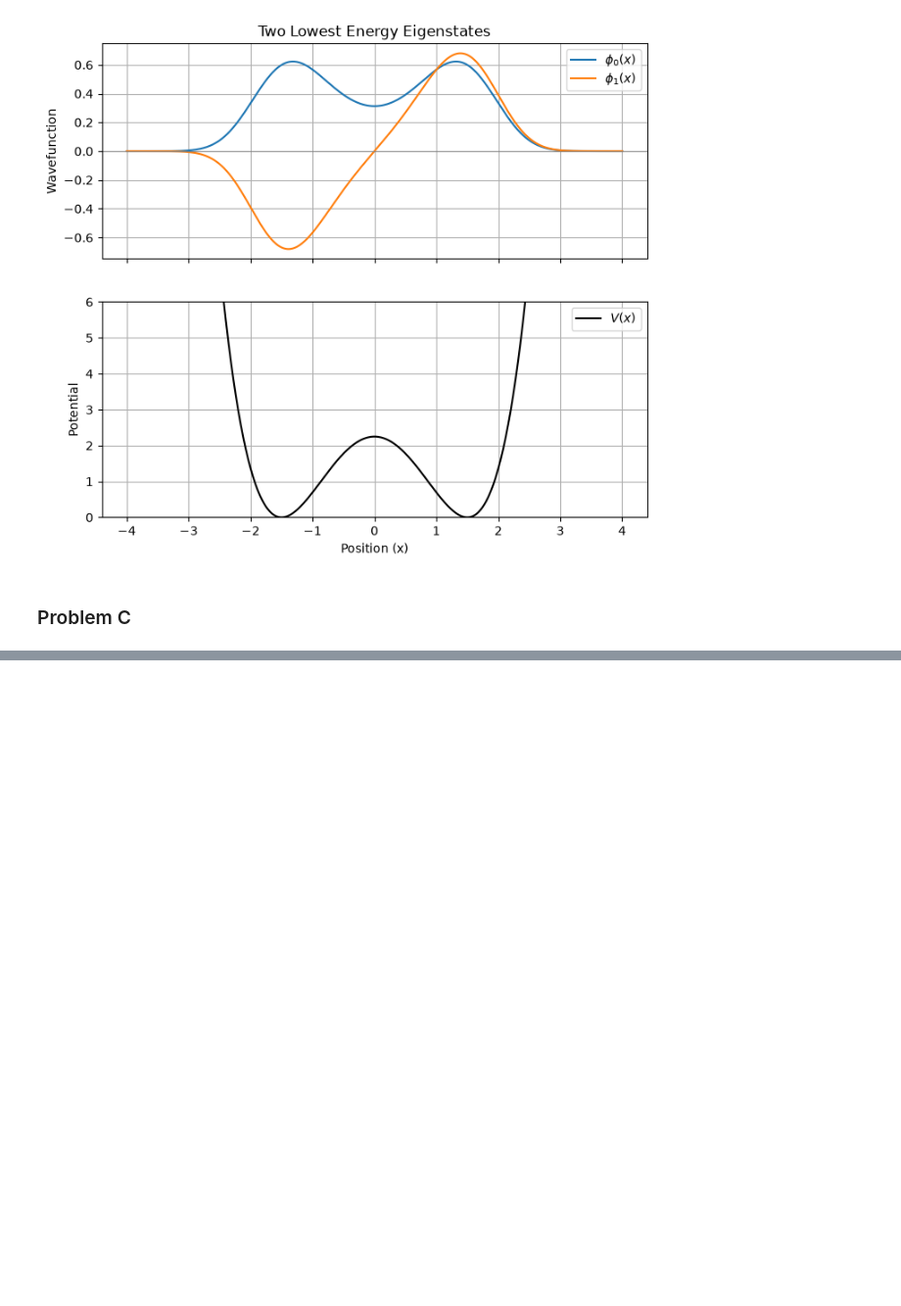
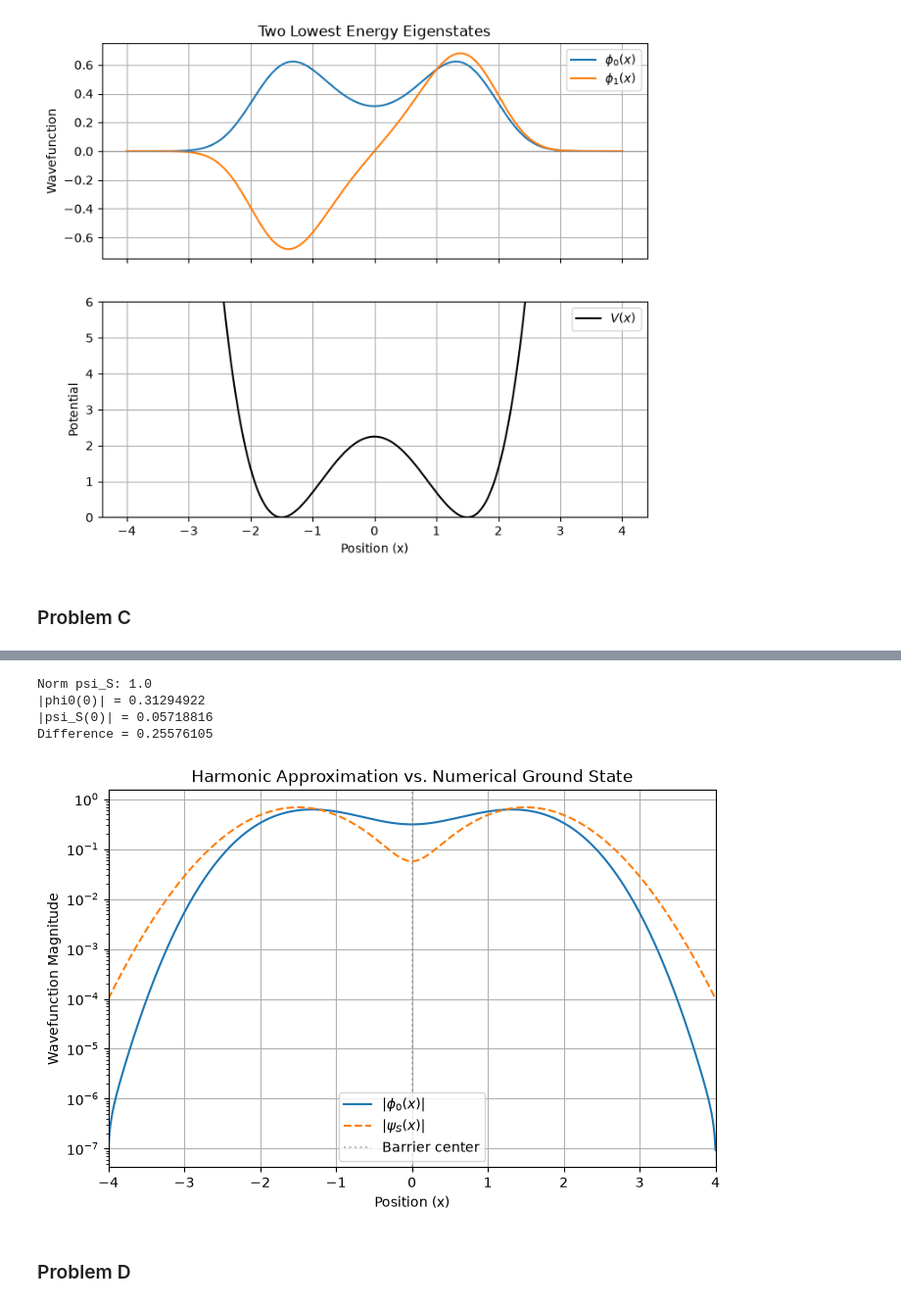
Before and after one commit to amanpalanati/phys142, a Jupyter notebook: assignments/assignment2/assignment2.ipynb, the cells around one changed output, grey strips where cells are left out. Shown at 98% size. Drawn from its saved outputs; the diff is of its cells as text; code cells hidden in the pictures; blank space fills up the shorter version.

Commit message:
Complete problem C

```diff
--- a/assignments/assignment2/assignment2.ipynb
+++ b/assignments/assignment2/assignment2.ipynb
@@ -255,0 +295,43 @@ plt.show()
+# %%
+psi_S_norm = psi_S / np.sqrt(
+    DX * np.sum(np.abs(psi_S)**2)
+)
+
+print("Norm psi_S:", DX * np.sum(np.abs(psi_S_norm)**2))
+
+center_index = np.argmin(np.abs(x))
+
+phi0_center = abs(phi0[center_index])
+psiS_center = abs(psi_S_norm[center_index])
+
+print(f"|phi0(0)| = {phi0_center:.8f}")
+print(f"|psi_S(0)| = {psiS_center:.8f}")
+print(f"Difference = {abs(phi0_center - psiS_center):.8f}")
+
+fig, ax = plt.subplots(figsize=(8, 5))
+
+ax.plot(x, np.abs(phi0), label=r"$|\phi_0(x)|$")
+ax.plot(x, np.abs(psi_S_norm), "--", label=r"$|\psi_S(x)|$")
+
+ax.set(
+    xlabel="Position (x)",
+    ylabel="Wavefunction Magnitude",
+    title="Harmonic Approximation vs. Numerical Ground State",
+    xlim=(-4, 4),
+    yscale="log"
+)
+
+ax.axvline(0, color="gray", linestyle=":", alpha=0.5,
+           label="Barrier center")
+
+ax.legend()
+ax.grid(True)
+plt.show()
+# %% [output]
+Norm psi_S: 1.0
+|phi0(0)| = 0.31294922
+|psi_S(0)| = 0.05718816
+Difference = 0.25576105
+[figure, added]
+# %% [markdown]
+### Problem D
```
Also changed, not shown: parts of 1 cell of this notebook, 1 other file.
